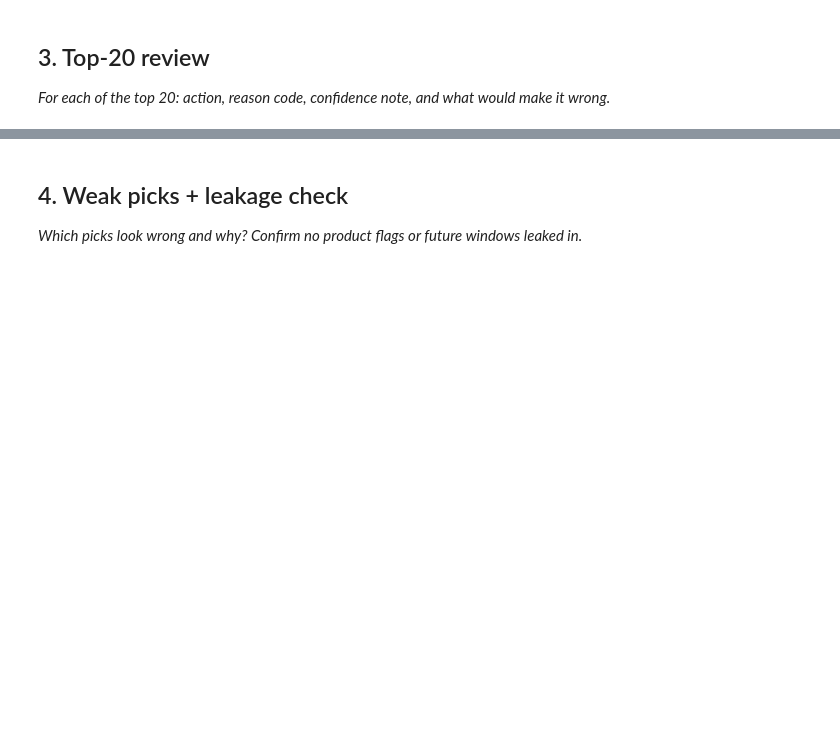
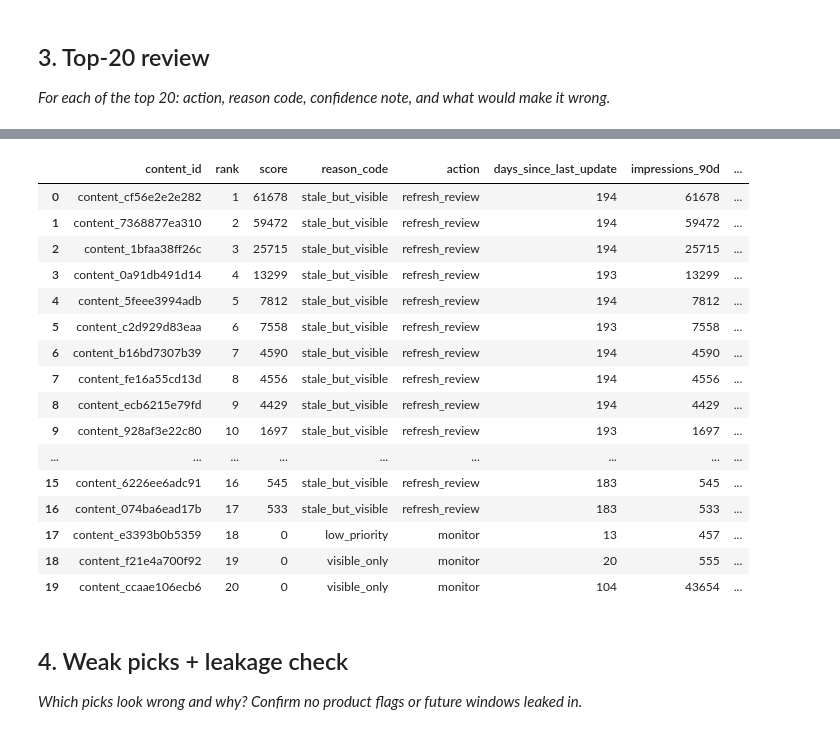
Before and after one commit to shravyanjalikadunoori-hub/flyrankML, a Jupyter notebook: work/notebooks/w04_baseline_score.ipynb, the cells around one changed output, grey strips where cells are left out. Saved outputs shown, nothing was run; the diff lists cells and outputs as text; code cells hidden in the pictures; blank space fills up the shorter version.

```diff
--- a/work/notebooks/w04_baseline_score.ipynb
+++ b/work/notebooks/w04_baseline_score.ipynb
@@ -51,6 +129,37 @@ Files/folders here:
 # %%
-# This cell is for CODE (numbers, a query, a check).
-# Write your text answer in the cell ABOVE this one — typing sentences here breaks Run All.
+# Show the top 20 rows for manual review
+top20 = df.head(20).copy()
+
+review = top20[
+    [id_column, "rank", "score", "reason_code", "action",
+     "days_since_last_update", "impressions_90d"]
+].copy()
+
+review["confidence_note"] = "Directional baseline; review before acting."
+review["what_would_make_it_wrong"] = (
+    "Intentional non-update, temporary impressions, "
+    "low strategic value, or inaccurate update date."
+)
+
+display(review)
+# %% [output]
+|  | content_id | rank | score | reason_code | action | days_since_last_update | impressions_90d | ... |
+| 0 | content_cf56e2e2e282 | 1 | 61678 | stale_but_visible | refresh_review | 194 | 61678 | ... |
+| 1 | content_7368877ea310 | 2 | 59472 | stale_but_visible | refresh_review | 194 | 59472 | ... |
+| 2 | content_1bfaa38ff26c | 3 | 25715 | stale_but_visible | refresh_review | 194 | 25715 | ... |
+| 3 | content_0a91db491d14 | 4 | 13299 | stale_but_visible | refresh_review | 193 | 13299 | ... |
+| 4 | content_5feee3994adb | 5 | 7812 | stale_but_visible | refresh_review | 194 | 7812 | ... |
+| 5 | content_c2d929d83eaa | 6 | 7558 | stale_but_visible | refresh_review | 193 | 7558 | ... |
+| 6 | content_b16bd7307b39 | 7 | 4590 | stale_but_visible | refresh_review | 194 | 4590 | ... |
+| 7 | content_fe16a55cd13d | 8 | 4556 | stale_but_visible | refresh_review | 194 | 4556 | ... |
+| 8 | content_ecb6215e79fd | 9 | 4429 | stale_but_visible | refresh_review | 194 | 4429 | ... |
+| 9 | content_928af3e22c80 | 10 | 1697 | stale_but_visible | refresh_review | 193 | 1697 | ... |
+| ... | ... | ... | ... | ... | ... | ... | ... | ... |
+| 15 | content_6226ee6adc91 | 16 | 545 | stale_but_visible | refresh_review | 183 | 545 | ... |
+| 16 | content_074ba6ead17b | 17 | 533 | stale_but_visible | refresh_review | 183 | 533 | ... |
+| 17 | content_e3393b0b5359 | 18 | 0 | low_priority | monitor | 13 | 457 | ... |
+| 18 | content_f21e4a700f92 | 19 | 0 | visible_only | monitor | 20 | 555 | ... |
+| 19 | content_ccaae106ecb6 | 20 | 0 | visible_only | monitor | 104 | 43654 | ... |
 # %% [markdown]
 ## 4. Weak picks + leakage check
 
```
Also changed, not shown: parts of 4 cells of this notebook.
